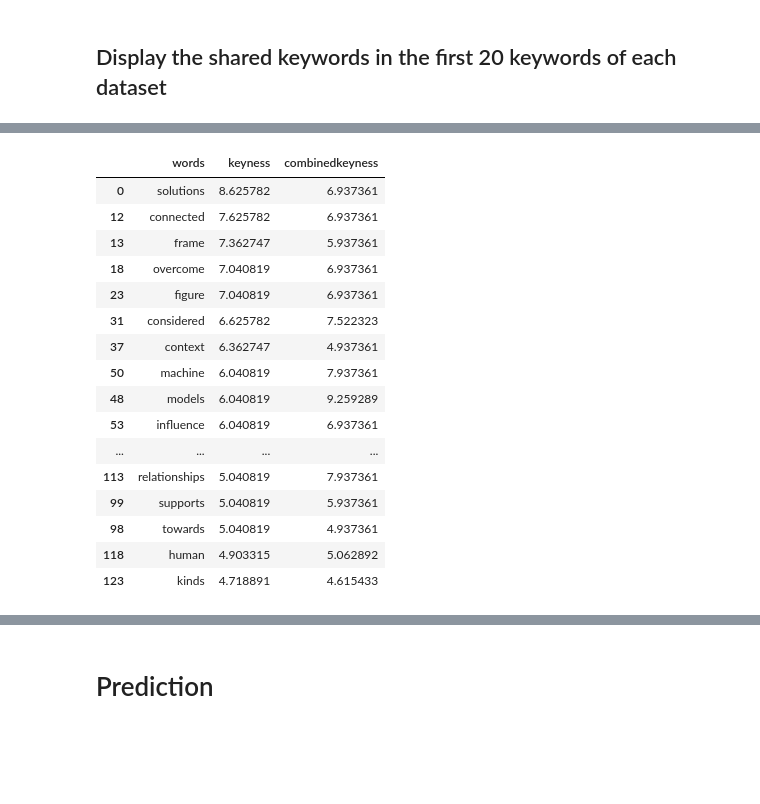
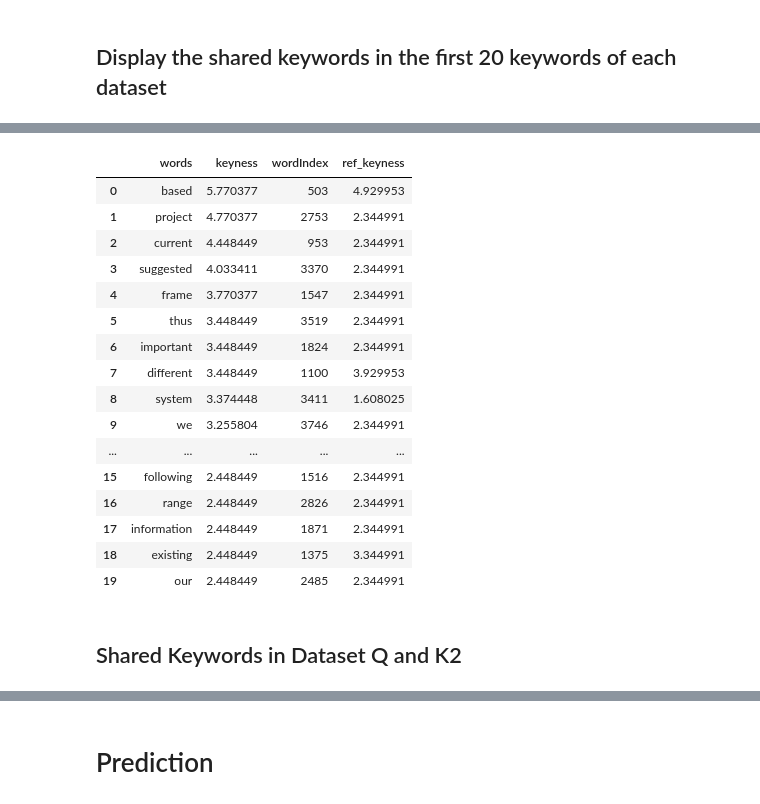
Before and after one commit to mattya144/ExpertSystemWithPython, a Jupyter notebook: create_reference_vectors.ipynb, the cells around one changed output, grey strips where cells are left out. Saved outputs shown, nothing was run; the diff lists cells and outputs as text; code cells hidden in the pictures; blank space fills up the shorter version.

```diff
--- a/create_reference_vectors.ipynb
+++ b/create_reference_vectors.ipynb
@@ -9,7 +9,7 @@ while 1:
     selected_dataset = input(f'Select Courpus you want to use: \n 1: {dataset1} 2: {dataset2}\n')
     selected_dataset = int(selected_dataset)
     if(selected_dataset == 1 or selected_dataset ==2):
-        exec_command = "print(f'SUCCESS: You chose: " + str(selected_dataset) + " " + "{dataset" + str(selected_dataset) + "}')"
+        exec_command = f"print(f'SUCCESS: You chose: " + str(selected_dataset) + " " + "{dataset" + str(selected_dataset) + "}')"
         exec(exec_command)
         break
     print('Please input decimal number\n')
@@ -55,9 +55,19 @@ def makeDataset(datasetnum = 0):
         df = pd.read_csv("preprocessed_enron.csv")
         df = rmNan(df)
     elif(datasetnum== 1):
-        f = open('Brown_ca_ca01.txt', 'r')
+        f = open('ca_ca01.txt', 'r')
         data = f.read()
         f.close()
+        f = open('ca_ca02.txt', 'r')
+        data = f.read() + ' ' + data
+        f.close()
+        f = open('ca_ca03.txt', 'r')
+        data = f.read() + ' ' + data
+        f.close()
+        f = open('ca_ca04.txt', 'r')
+        data = f.read() + ' ' + data
+        f.close()
+        print(data)
         df = pd.DataFrame({"author":["BROWN DATASET"],
                           "body": [data]})
     return df.reset_index(drop=True)
@@ -388,12 +409,14 @@ def dispAndMakeKeyWordList(df, words, author = 0):
     wf = pd.DataFrame({'words': words, 'keyness': keyness})
     wordli = []
     freqli =[]
+    wordindexli = []
     for key, data in wf.iterrows():
         if(int(data[1]) != 0):
             wordli.append(data[0])
             freqli.append(data[1])
+            wordindexli.append(key)
 
-    return pd.DataFrame({'words': wordli, 'keyness': freqli})
+    return pd.DataFrame({'words': wordli, 'keyness': freqli, 'wordIndex': wordindexli})
 # %% [markdown]
 ## Keyword of Dataset Q
 # %%
@@ -546,6 +572,7 @@ def dispAndMakeSharedKeyword(df,df_ref):
     df = df.sort_values('words')
     df_ref = df_ref.sort_values('words')
     #merge df2 frequency to df1
-    df['combinedkeyness'] = list(df_ref['keyness'])
+    df['ref_keyness'] = list(df_ref['keyness'])
+    df['wordIndex'] = list(df['wordIndex'])
 
     return df
@@ -552,24 +581,27 @@ def dispAndMakeSharedKeyword(df,df_ref):
 # %%
 SK_QandK1 = dispAndMakeSharedKeyword(keyword_list_Q,keyword_list_K1)
-SK_QandK1 = df_SK_QandK1.sort_values('keyness', ascending=False).head(20)
-SK_QandK1.head(50)
+SK_QandK1 = SK_QandK1.sort_values('keyness', ascending=False)
+SK_QandK1 = SK_QandK1.reset_index(drop=True)
+SK_QandK1.head(20)
 # %% [output]
-|  | words | keyness | combinedkeyness |
-| 0 | solutions | 8.625782 | 6.937361 |
-| 12 | connected | 7.625782 | 6.937361 |
-| 13 | frame | 7.362747 | 5.937361 |
-| 18 | overcome | 7.040819 | 6.937361 |
-| 23 | figure | 7.040819 | 6.937361 |
-| 31 | considered | 6.625782 | 7.522323 |
-| 37 | context | 6.362747 | 4.937361 |
-| 50 | machine | 6.040819 | 7.937361 |
-| 48 | models | 6.040819 | 9.259289 |
-| 53 | influence | 6.040819 | 6.937361 |
-| ... | ... | ... | ... |
-| 113 | relationships | 5.040819 | 7.937361 |
-| 99 | supports | 5.040819 | 5.937361 |
-| 98 | towards | 5.040819 | 4.937361 |
-| 118 | human | 4.903315 | 5.062892 |
-| 123 | kinds | 4.718891 | 4.615433 |
+|  | words | keyness | wordIndex | ref_keyness |
+| 0 | based | 5.770377 | 503 | 4.929953 |
+| 1 | project | 4.770377 | 2753 | 2.344991 |
+| 2 | current | 4.448449 | 953 | 2.344991 |
+| 3 | suggested | 4.033411 | 3370 | 2.344991 |
+| 4 | frame | 3.770377 | 1547 | 2.344991 |
+| 5 | thus | 3.448449 | 3519 | 2.344991 |
+| 6 | important | 3.448449 | 1824 | 2.344991 |
+| 7 | different | 3.448449 | 1100 | 3.929953 |
+| 8 | system | 3.374448 | 3411 | 1.608025 |
+| 9 | we | 3.255804 | 3746 | 2.344991 |
+| ... | ... | ... | ... | ... |
+| 15 | following | 2.448449 | 1516 | 2.344991 |
+| 16 | range | 2.448449 | 2826 | 2.344991 |
+| 17 | information | 2.448449 | 1871 | 2.344991 |
+| 18 | existing | 2.448449 | 1375 | 3.344991 |
+| 19 | our | 2.448449 | 2485 | 2.344991 |
+# %% [markdown]
+## Shared Keywords in Dataset Q and K2
 # %%
 SK_QandK2 = dispAndMakeSharedKeyword(keyword_list_Q,keyword_list_K2)
```
Also changed, not shown: parts of 53 cells of this notebook, 10 other files.
